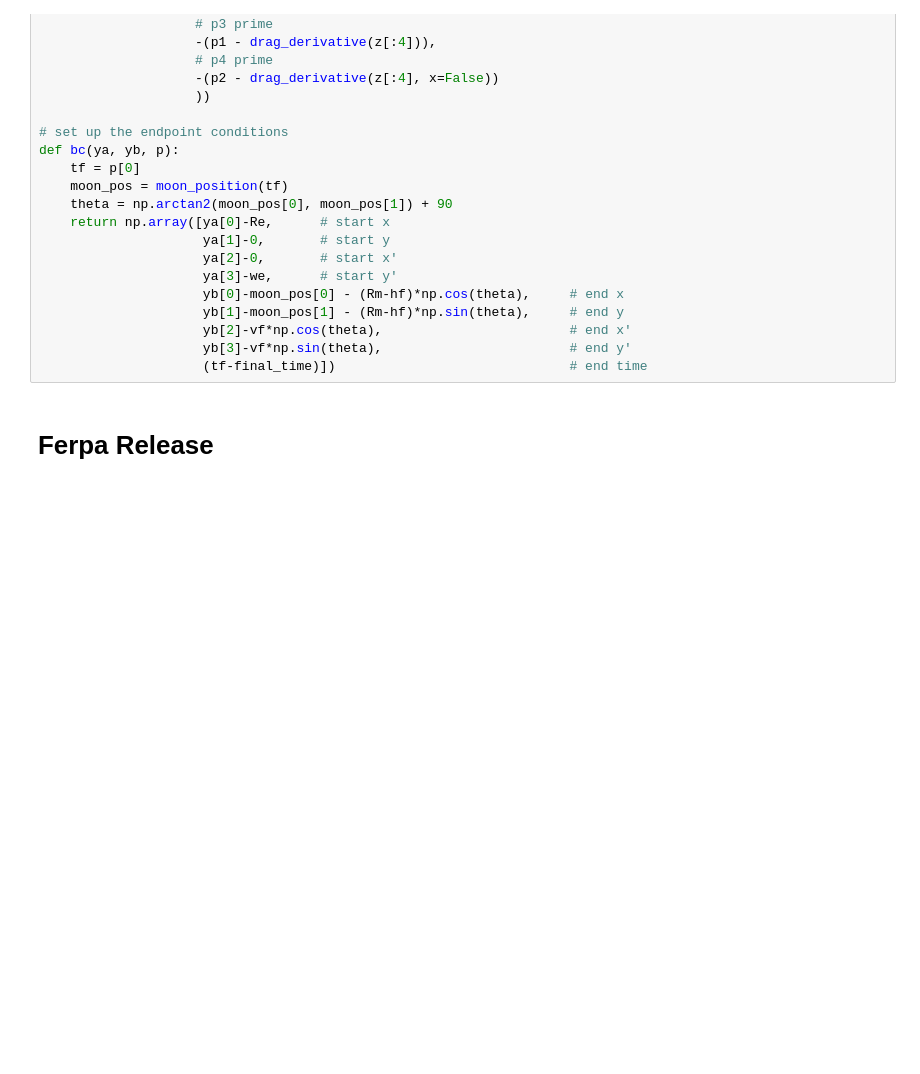
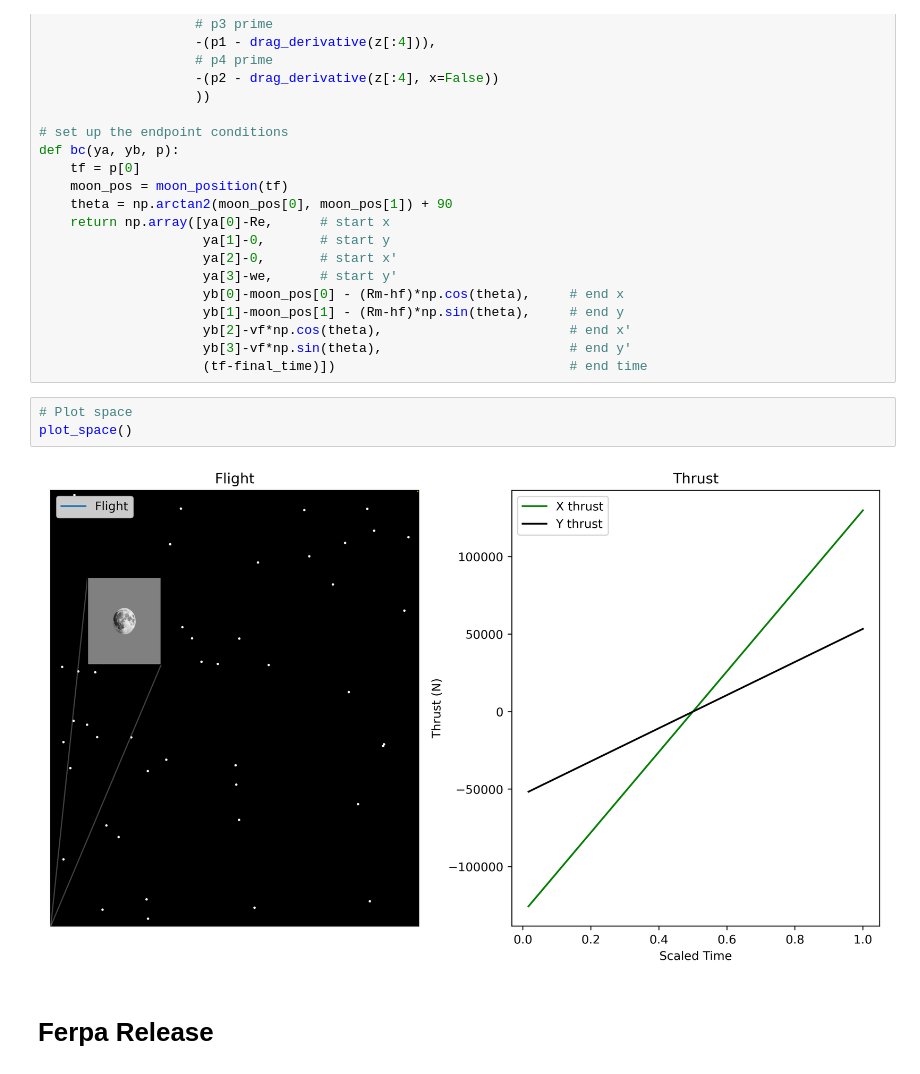
Before and after one commit to binDebug3/OrbitalTrajectory, a Jupyter notebook: final.ipynb, the cells around one changed output. Drawn from its saved outputs; the diff is of its cells as text; blank space fills up the shorter version.

```diff
--- a/final.ipynb
+++ b/final.ipynb
@@ -338,6 +338,11 @@ def bc(ya, yb, p):
                      yb[2]-vf*np.cos(theta),                        # end x'
                      yb[3]-vf*np.sin(theta),                        # end y'
                      (tf-final_time)])                              # end time
+# %%
+# Plot space
+plot_space()
+# %% [output]
+[figure, added]
 # %% [markdown]
 # Ferpa Release
 # %% [markdown]
```
Also changed, not shown: parts of 2 cells of this notebook.
